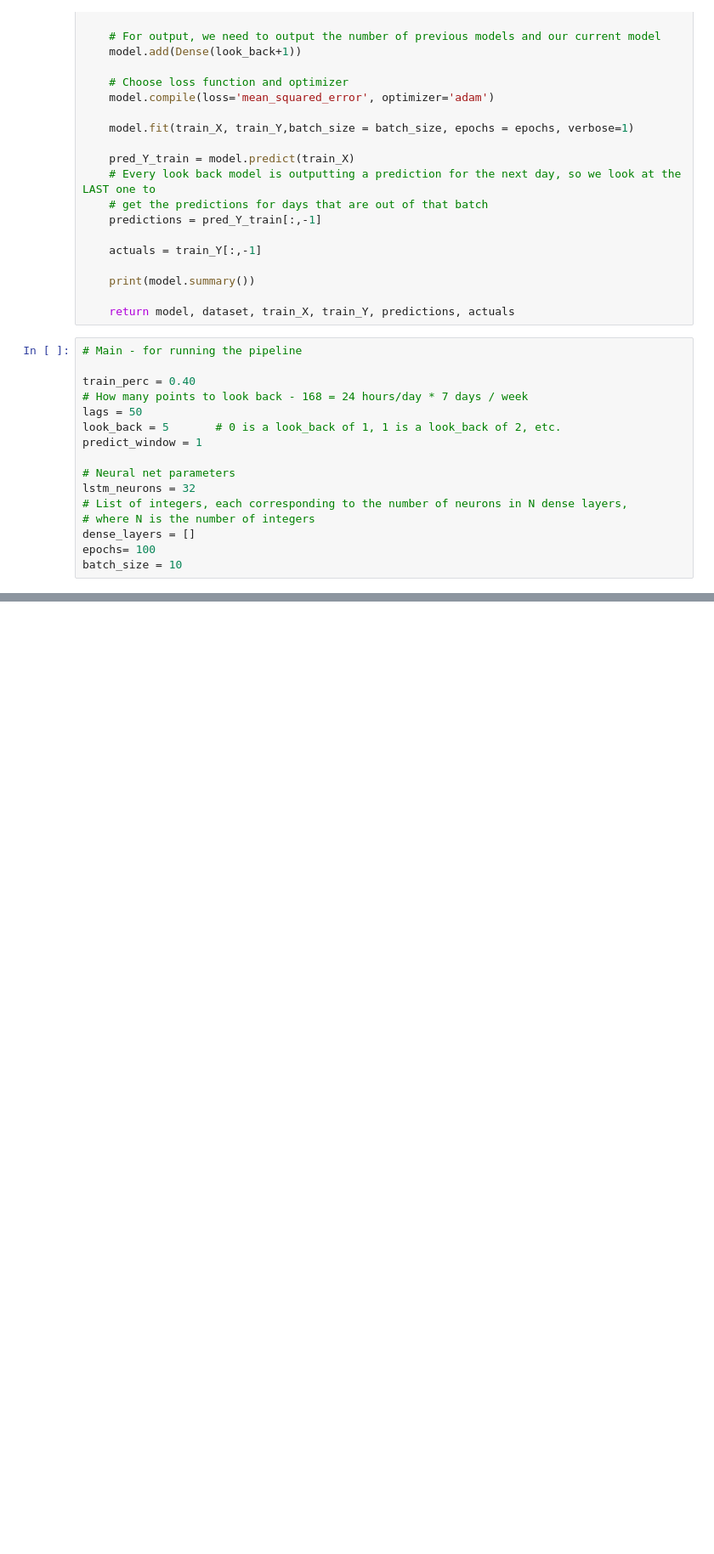
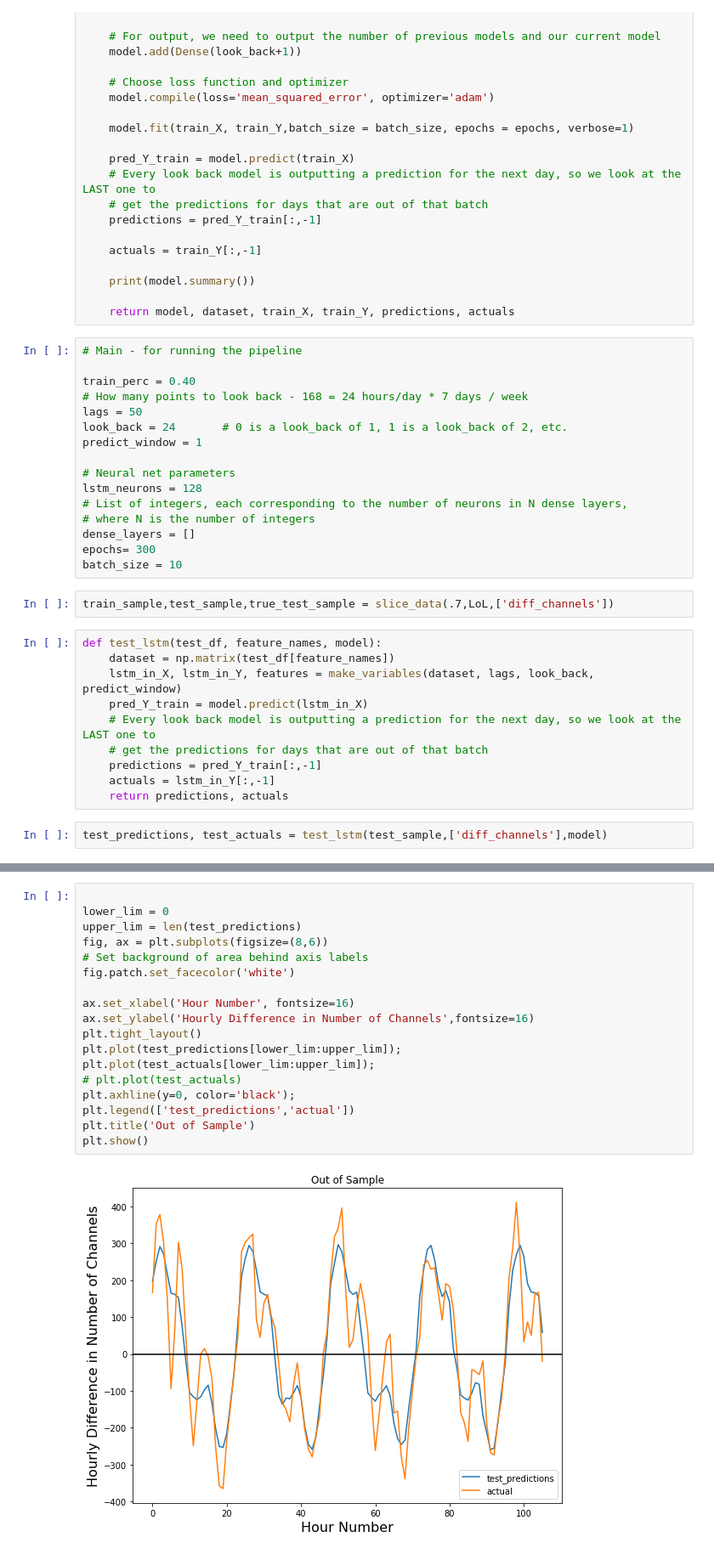
Before and after one commit to natashaborders-zz/Twitch_Streamers_Recommender, a Jupyter notebook: Jeremy_Notebooks/LSTM ANALYSIS.ipynb, the cells around one changed output, grey strips where cells are left out. Shown at 85% size. Saved outputs shown, nothing was run; the diff lists cells and outputs as text; blank space fills up the shorter version.

Commit message:
Tuning some hyperparameters like lstm layers and epochs, have decent model now

```diff
--- a/Jeremy_Notebooks/LSTM ANALYSIS.ipynb
+++ b/Jeremy_Notebooks/LSTM ANALYSIS.ipynb
@@ -400,15 +268,29 @@ def train_lstm(train, feature_names, lags,
 train_perc = 0.40
 # How many points to look back - 168 = 24 hours/day * 7 days / week
 lags = 50
-look_back = 5       # 0 is a look_back of 1, 1 is a look_back of 2, etc.
+look_back = 24       # 0 is a look_back of 1, 1 is a look_back of 2, etc.
 predict_window = 1
 
 # Neural net parameters
-lstm_neurons = 32
+lstm_neurons = 128
 # List of integers, each corresponding to the number of neurons in N dense layers,
 # where N is the number of integers
 dense_layers = []
-epochs= 100
+epochs= 300
 batch_size = 10
+# %%
+train_sample,test_sample,true_test_sample = slice_data(.7,LoL,['diff_channels'])
+# %%
+def test_lstm(test_df, feature_names, model):
+    dataset = np.matrix(test_df[feature_names])
+    lstm_in_X, lstm_in_Y, features = make_variables(dataset, lags, look_back, predict_window)
+    pred_Y_train = model.predict(lstm_in_X)
+    # Every look back model is outputting a prediction for the next day, so we look at the LAST one to
+    # get the predictions for days that are out of that batch
+    predictions = pred_Y_train[:,-1]
+    actuals = lstm_in_Y[:,-1]
+    return predictions, actuals
+# %%
+test_predictions, test_actuals = test_lstm(test_sample,['diff_channels'],model)
 # %%
 model, dataset, train_X, train_Y, predictions, actuals = \
@@ -455,0 +341,20 @@ plt.show()
+# %%
+
+lower_lim = 0
+upper_lim = len(test_predictions)
+fig, ax = plt.subplots(figsize=(8,6))
+# Set background of area behind axis labels
+fig.patch.set_facecolor('white')
+
+ax.set_xlabel('Hour Number', fontsize=16)
+ax.set_ylabel('Hourly Difference in Number of Channels',fontsize=16)
+plt.tight_layout()
+plt.plot(test_predictions[lower_lim:upper_lim]);
+plt.plot(test_actuals[lower_lim:upper_lim]);
+# plt.plot(test_actuals)
+plt.axhline(y=0, color='black');
+plt.legend(['test_predictions','actual'])
+plt.title('Out of Sample')
+plt.show()
+# %% [output]
+[figure, added]
```
Also changed, not shown: parts of 15 cells of this notebook.
